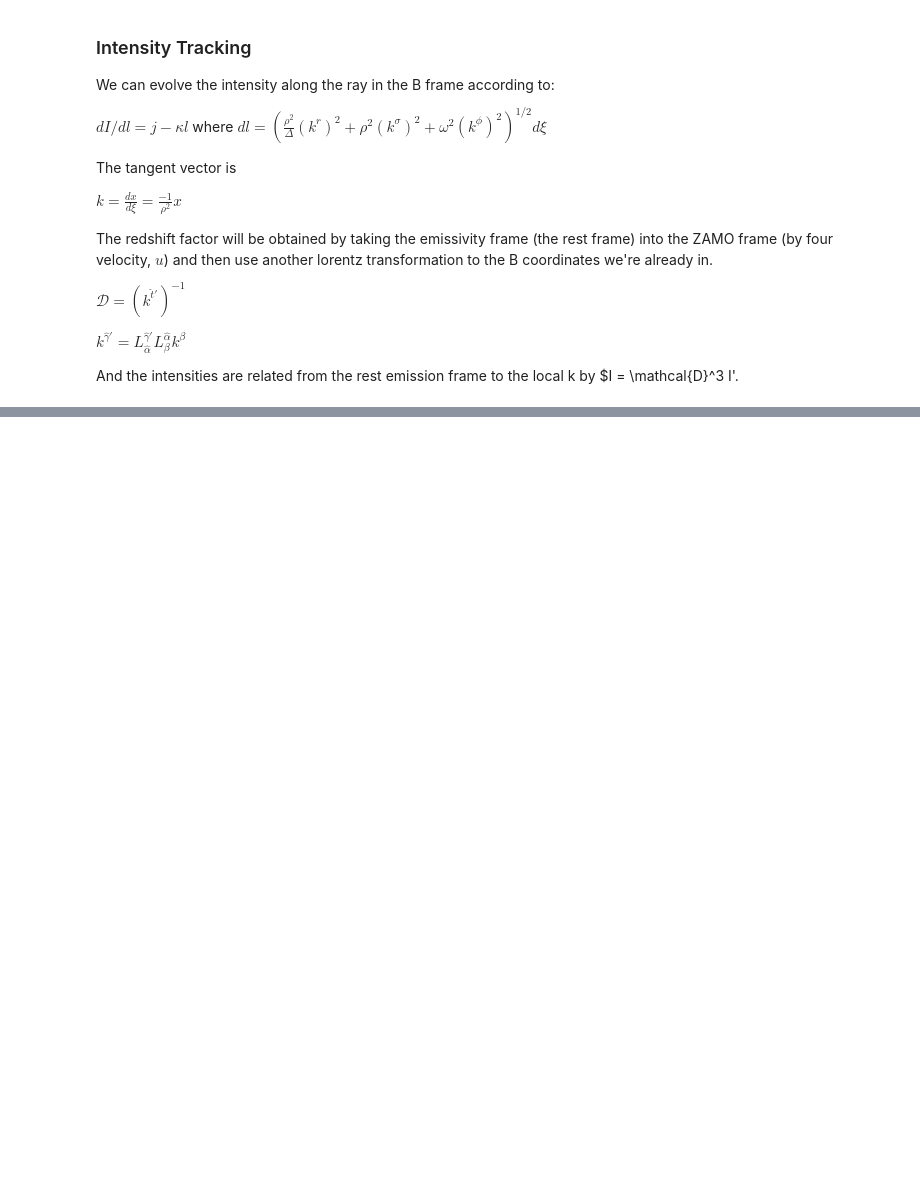
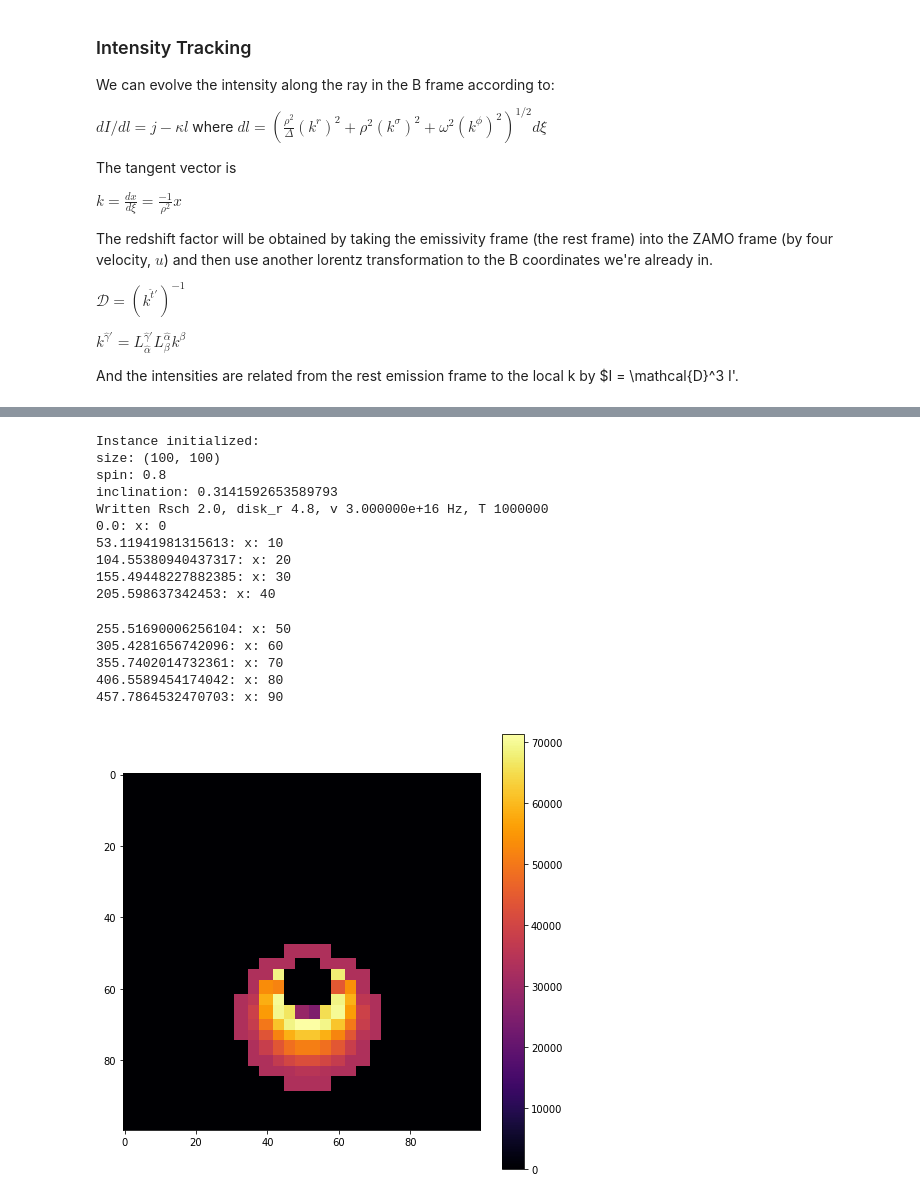
Before and after one commit to jmccull/PHY364_HW3, a Jupyter notebook: Visualization.ipynb, the cells around one changed output, grey strips where cells are left out. Saved outputs shown, nothing was run; the diff lists cells and outputs as text; code cells hidden in the pictures; blank space fills up the shorter version.

```diff
--- a/Visualization.ipynb
+++ b/Visualization.ipynb
@@ -293,0 +374,24 @@ redshift factor (sans doppler): 0.6425875396560474
+# %%
+#example call
+test = bh_vis((100,100),a0=0.8,inc=np.pi*0.10,s0=0.01)
+
+test.source_init(1.0,2.4, T=10**6)
+
+test.threeDtrace(plot=True)
+# %% [output]
+Instance initialized:
+size: (100, 100)
+spin: 0.8
+inclination: 0.3141592653589793
+Written Rsch 2.0, disk_r 4.8, v 3.000000e+16 Hz, T 1000000
+0.0: x: 0
+53.11941981315613: x: 10
+104.55380940437317: x: 20
+155.49448227882385: x: 30
+205.598637342453: x: 40
+255.51690006256104: x: 50
+305.4281656742096: x: 60
+355.7402014732361: x: 70
+406.5589454174042: x: 80
+457.7864532470703: x: 90
+[figure, added]
```
Also changed, not shown: parts of 9 cells of this notebook.
